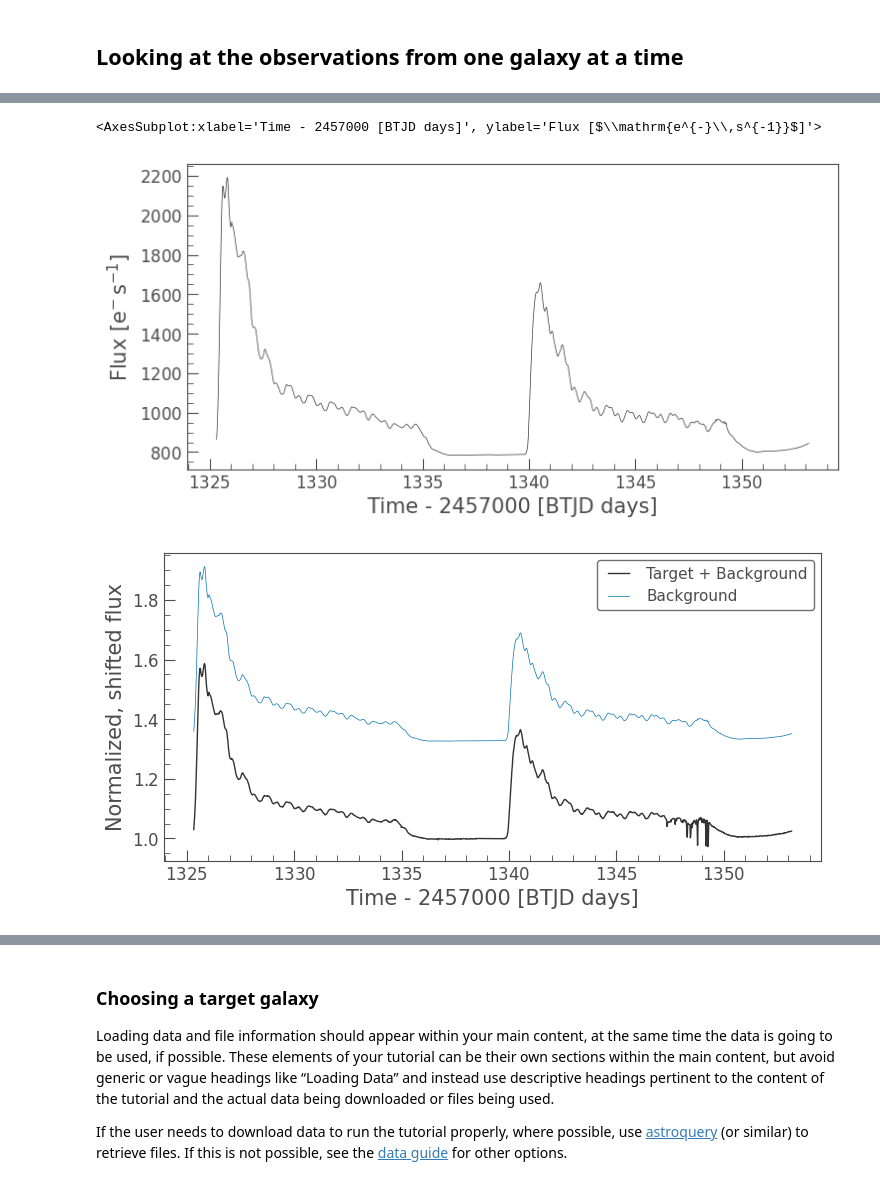
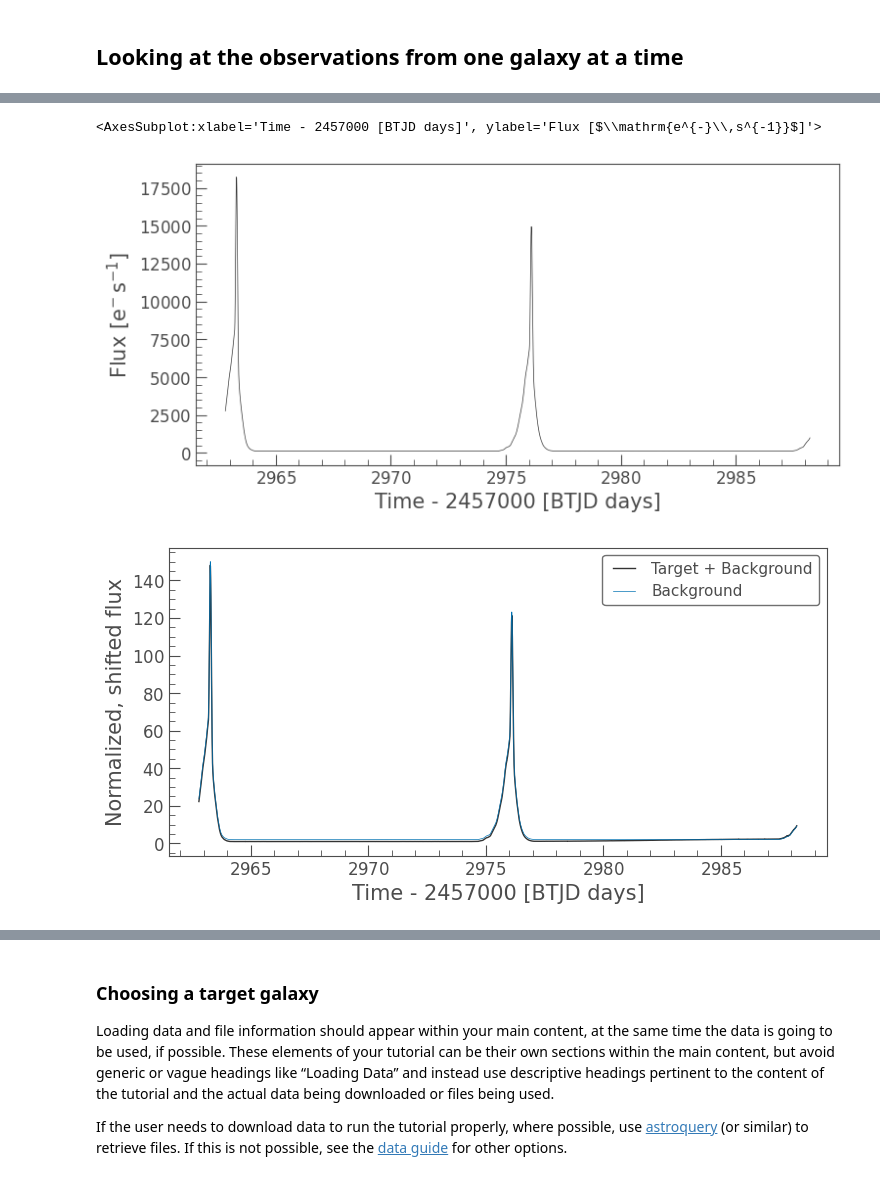
Before and after one commit to spacetelescope/project-tikebook, a Jupyter notebook: transients_nearby_galaxies/transients_nearby_galaxies.ipynb, the cells around one changed output, grey strips where cells are left out. Cells and saved outputs as stored; diff of their text form; code cells hidden in the pictures.

```diff
--- a/transients_nearby_galaxies/transients_nearby_galaxies.ipynb
+++ b/transients_nearby_galaxies/transients_nearby_galaxies.ipynb
@@ -324,4 +237,4 @@ No.        Object Name            RA     ... Diameter Points Associations
 # %%
-search_result=lk.search_tesscut(objname,sector=[1,2])
+search_result=lk.search_tesscut(row['IAUID'],sector=sectors)
 search_result
 # %% [output]
@@ -333,6 +245,9 @@ SearchResult containing 2 data products.
+# %%
+# Size, make sure it's odd, to have a central pixel.
+size=10
 # %%
 # Make a note of where they go - mastDownload/HLSP
-tpf = search_result.download_all(cutout_size=20)
+tpf = search_result.download_all(cutout_size=size)
 # %%
 np.shape(tpf[0].flux)
 # %% [output]
@@ -354,3 +263,9 @@ tpf[0].plot(aperture_mask=target_mask, mask_color='k')
+# %%
+array_size = size
+central_index = array_size // 2
+target_mask = np.full((array_size, array_size), False, dtype=bool)
+# Set the central element to True
+target_mask[central_index, central_index] = True
 # %%
 target_lc=tpf[0].to_lightcurve(aperture_mask=target_mask)
 # %%
@@ -376,13 +289,13 @@ background_estimate_lc = background_lc_per_pixel * n_target_pixels
 # %%
-background_estimate_lc.plot()
+background_lc_per_pixel.plot()
 # %% [output]
 <AxesSubplot:xlabel='Time - 2457000 [BTJD days]', ylabel='Flux [$\\mathrm{e^{-}\\,s^{-1}}$]'>
-[figure, old version]
+[figure, new version]
 # %%
 common_normalization = np.nanpercentile(target_lc.flux, 10)
 ax = (target_lc / common_normalization).plot(normalize=False, label='Target + Background', lw=1);
-(background_estimate_lc / common_normalization +1).plot(ax=ax, normalize=False, label='Background',
+(background_lc_per_pixel / common_normalization +1).plot(ax=ax, normalize=False, label='Background',
                                                         ylabel='Normalized, shifted flux');
 # %% [output]
-[figure, old version]
+[figure, new version]
 # %%
```
Also changed, not shown: parts of 43 cells of this notebook.
